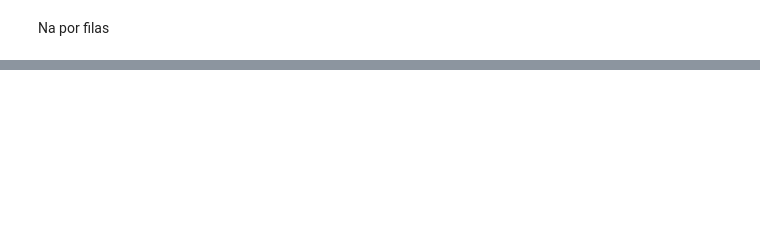
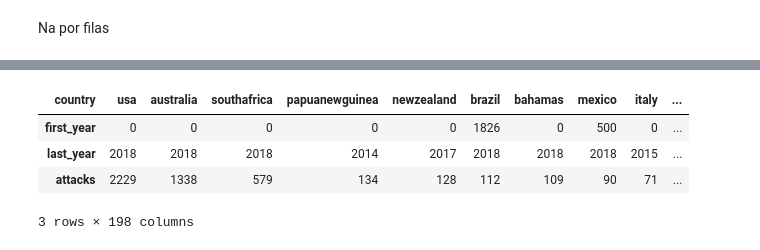
Before and after one commit to AndresCBF/IronHack, a Jupyter notebook: Projetos/Shark Attack/Shark Attack.ipynb, the cells around one changed output, grey strips where cells are left out. Cells and saved outputs as stored; diff of their text form; code cells hidden in the pictures; blank space fills up the shorter version.

```diff
--- a/Projetos/Shark Attack/Shark Attack.ipynb
+++ b/Projetos/Shark Attack/Shark Attack.ipynb
@@ -86,0 +443,12 @@ sharkattack['case_number_con'].value_counts()
+# %%
+shark_per_country = sharkfatal.groupby('country').agg(
+    first_year=pd.NamedAgg('year', 'min'),
+    last_year=pd.NamedAgg('year', 'max'),
+    attacks=pd.NamedAgg('fatal', 'count'))
+shark_per_country.sort_values('attacks', ascending=False).T
+# %% [output]
+| country | usa | australia | southafrica | papuanewguinea | newzealand | brazil | bahamas | mexico | italy | ... |
+| first_year | 0 | 0 | 0 | 0 | 0 | 1826 | 0 | 500 | 0 | ... |
+| last_year | 2018 | 2018 | 2018 | 2014 | 2017 | 2018 | 2018 | 2018 | 2015 | ... |
+| attacks | 2229 | 1338 | 579 | 134 | 128 | 112 | 109 | 90 | 71 | ... |
+3 rows × 198 columns
```
Also changed, not shown: parts of 44 cells of this notebook, 3 other files.
